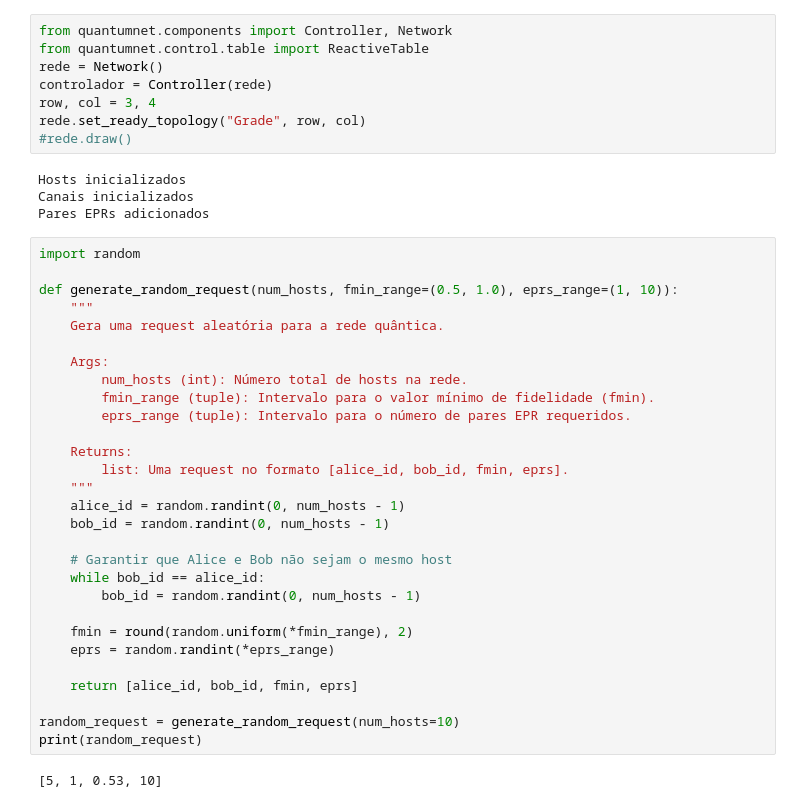
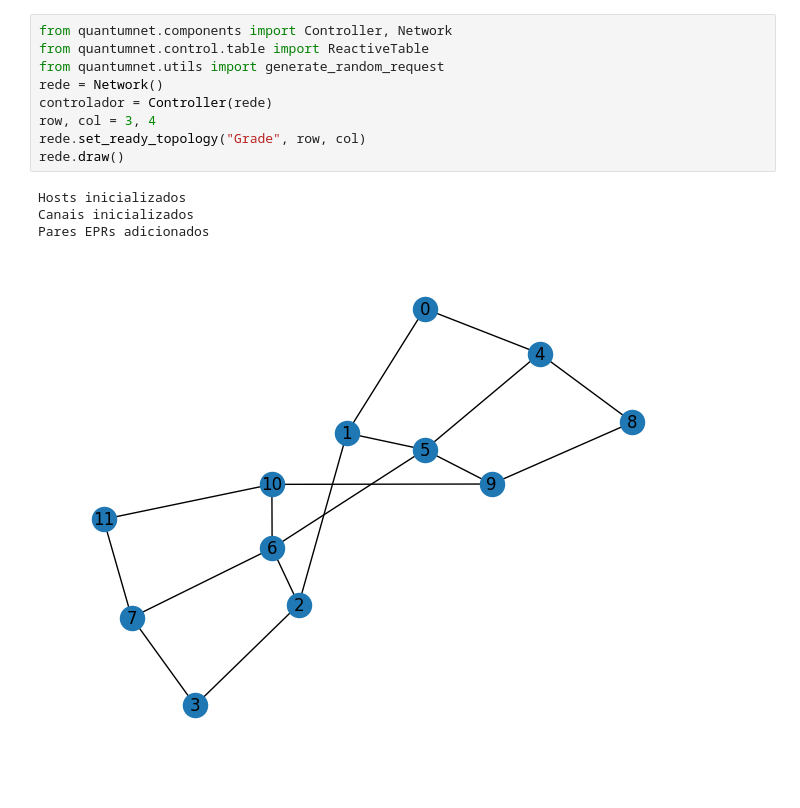
Before and after one commit to artuenric/QuatumNet, a Jupyter notebook: Preenhimento Reativo.ipynb, the cells around one changed output. Drawn from its saved outputs; the diff is of its cells as text.

```diff
--- a/Preenhimento Reativo.ipynb
+++ b/Preenhimento Reativo.ipynb
@@ -1,46 +1,17 @@
 # %%
 from quantumnet.components import Controller, Network
 from quantumnet.control.table import ReactiveTable
+from quantumnet.utils import generate_random_request
 rede = Network()
 controlador = Controller(rede)
 row, col = 3, 4
 rede.set_ready_topology("Grade", row, col)
-#rede.draw()
+rede.draw()
 # %% [output]
 Hosts inicializados
 Canais inicializados
 Pares EPRs adicionados
+[figure, added]
-# %%
-import random
-
-def generate_random_request(num_hosts, fmin_range=(0.5, 1.0), eprs_range=(1, 10)):
-    """
-    Gera uma request aleatória para a rede quântica.
-
-    Args:
-        num_hosts (int): Número total de hosts na rede.
-        fmin_range (tuple): Intervalo para o valor mínimo de fidelidade (fmin).
-        eprs_range (tuple): Intervalo para o número de pares EPR requeridos.
-
-    Returns:
-        list: Uma request no formato [alice_id, bob_id, fmin, eprs].
-    """
-    alice_id = random.randint(0, num_hosts - 1)
-    bob_id = random.randint(0, num_hosts - 1)
-
-    # Garantir que Alice e Bob não sejam o mesmo host
-    while bob_id == alice_id:
-        bob_id = random.randint(0, num_hosts - 1)
-
-    fmin = round(random.uniform(*fmin_range), 2)
-    eprs = random.randint(*eprs_range)
-
-    return [alice_id, bob_id, fmin, eprs]
-
-random_request = generate_random_request(num_hosts=10)
-print(random_request)
-# %% [output]
-[5, 1, 0.53, 10]
 # %%
 all_requests = []
 for i in range(100):
```
Also changed, not shown: parts of 3 cells of this notebook, 11 other files.
